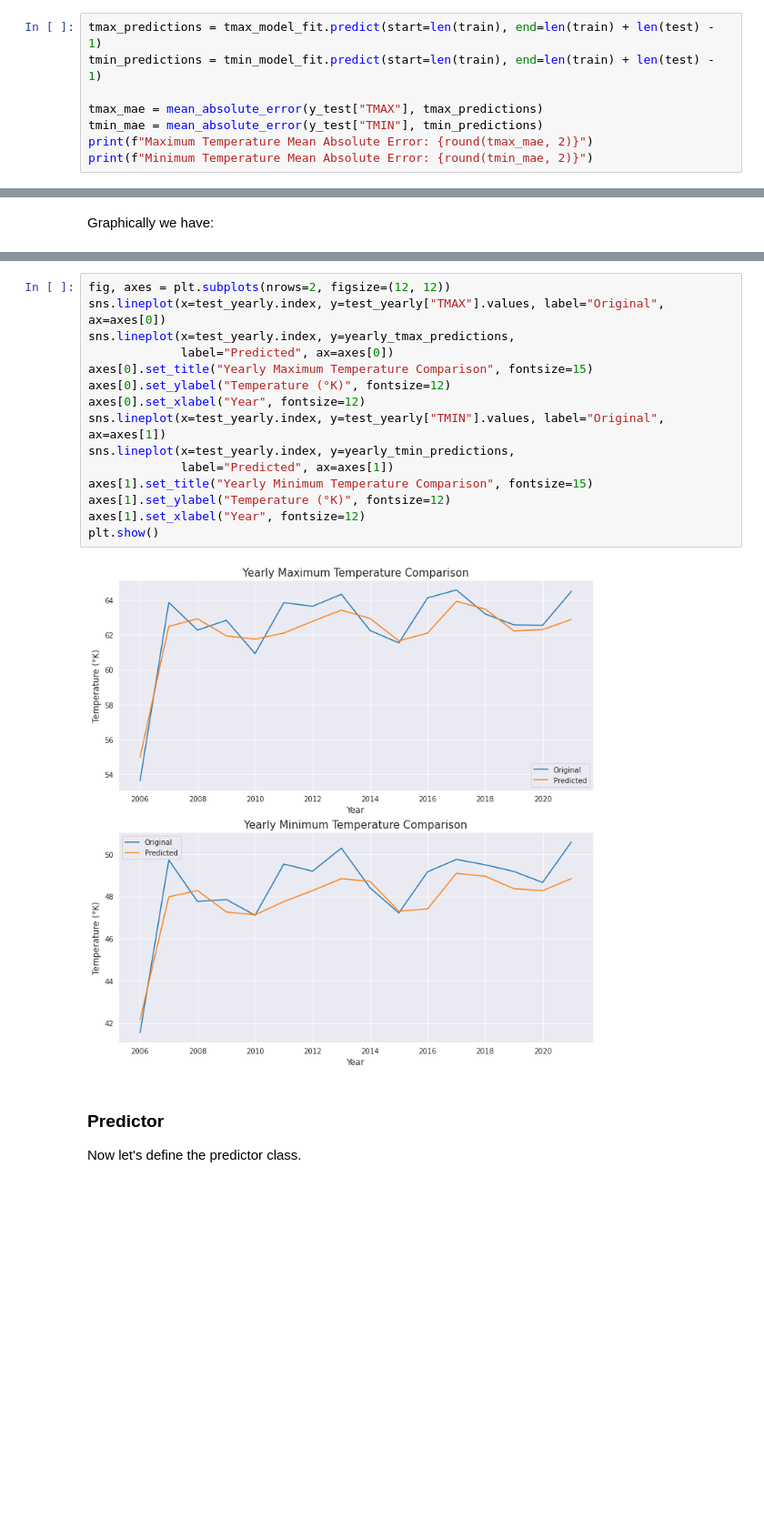
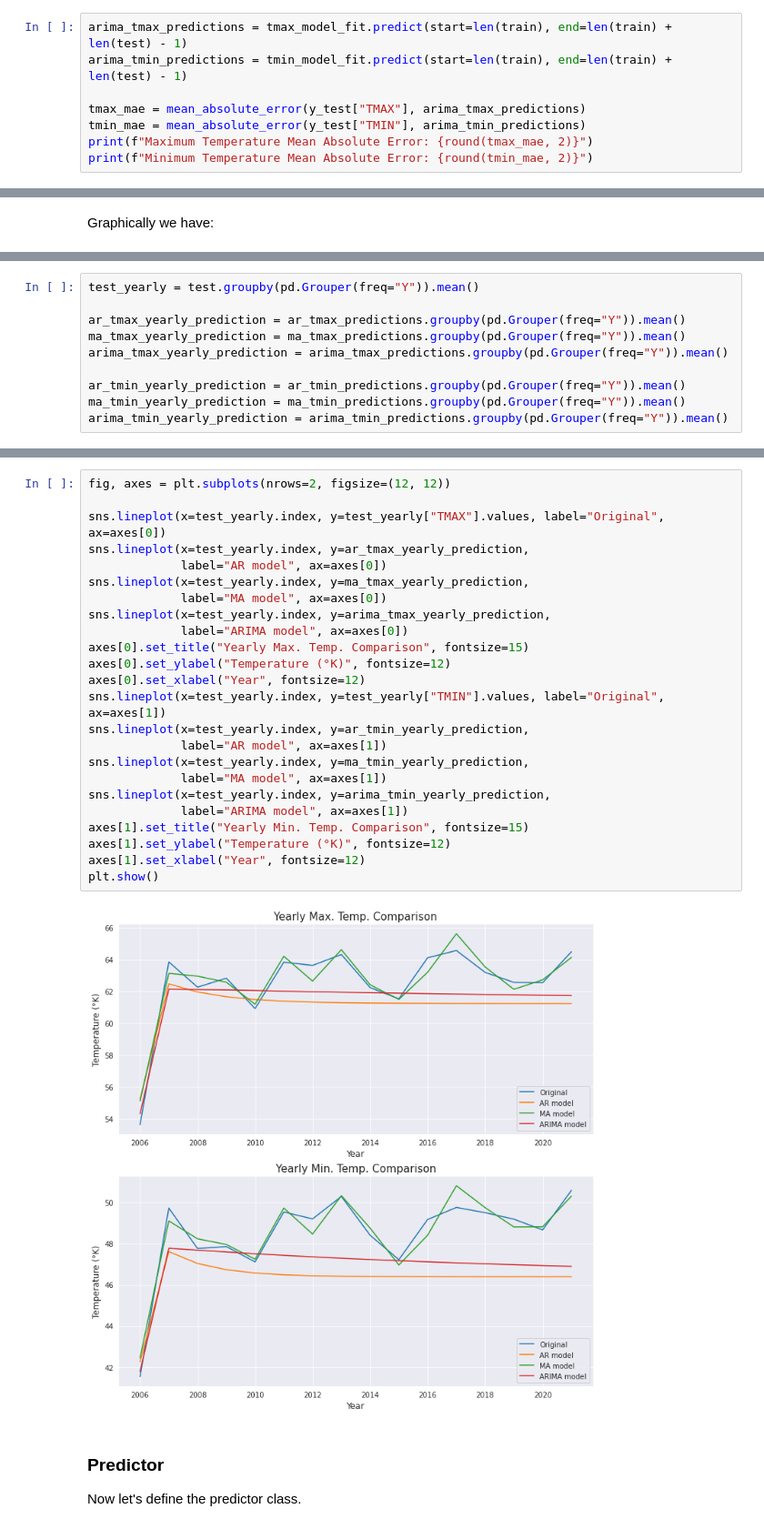
Before and after one commit to CrisLeaf/ny_is_burning, a Jupyter notebook: temperature_analysis.ipynb, the cells around one changed output, grey strips where cells are left out. Shown at 91% size. Drawn from its saved outputs; the diff is of its cells as text; blank space fills up the shorter version.

Commit message:
Updated yearly predictions using the MA model.

```diff
--- a/temperature_analysis.ipynb
+++ b/temperature_analysis.ipynb
@@ -454,11 +454,11 @@ tmin_model_fit = tmin_model.fit()
 # %% [markdown]
 The model has the following Mean Absolute Error on the Testing set.
 # %%
-tmax_predictions = tmax_model_fit.predict(start=len(train), end=len(train) + len(test) - 1)
-tmin_predictions = tmin_model_fit.predict(start=len(train), end=len(train) + len(test) - 1)
+arima_tmax_predictions = tmax_model_fit.predict(start=len(train), end=len(train) + len(test) - 1)
+arima_tmin_predictions = tmin_model_fit.predict(start=len(train), end=len(train) + len(test) - 1)
 
-tmax_mae = mean_absolute_error(y_test["TMAX"], tmax_predictions)
-tmin_mae = mean_absolute_error(y_test["TMIN"], tmin_predictions)
+tmax_mae = mean_absolute_error(y_test["TMAX"], arima_tmax_predictions)
+tmin_mae = mean_absolute_error(y_test["TMIN"], arima_tmin_predictions)
 print(f"Maximum Temperature Mean Absolute Error: {round(tmax_mae, 2)}")
 print(f"Minimum Temperature Mean Absolute Error: {round(tmin_mae, 2)}")
 # %% [output]
@@ -531,0 +492,10 @@ And the predictions looks like:
+# %%
+test_yearly = test.groupby(pd.Grouper(freq="Y")).mean()
+
+ar_tmax_yearly_prediction = ar_tmax_predictions.groupby(pd.Grouper(freq="Y")).mean()
+ma_tmax_yearly_prediction = ma_tmax_predictions.groupby(pd.Grouper(freq="Y")).mean()
+arima_tmax_yearly_prediction = arima_tmax_predictions.groupby(pd.Grouper(freq="Y")).mean()
+
+ar_tmin_yearly_prediction = ar_tmin_predictions.groupby(pd.Grouper(freq="Y")).mean()
+ma_tmin_yearly_prediction = ma_tmin_predictions.groupby(pd.Grouper(freq="Y")).mean()
+arima_tmin_yearly_prediction = arima_tmin_predictions.groupby(pd.Grouper(freq="Y")).mean()
@@ -532,20 +526,29 @@ And the predictions looks like:
 # %%
 fig, axes = plt.subplots(nrows=2, figsize=(12, 12))
+
 sns.lineplot(x=test_yearly.index, y=test_yearly["TMAX"].values, label="Original", ax=axes[0])
-sns.lineplot(x=test_yearly.index, y=yearly_tmax_predictions,
-			 label="Predicted", ax=axes[0])
-axes[0].set_title("Yearly Maximum Temperature Comparison", fontsize=15)
+sns.lineplot(x=test_yearly.index, y=ar_tmax_yearly_prediction,
+			 label="AR model", ax=axes[0])
+sns.lineplot(x=test_yearly.index, y=ma_tmax_yearly_prediction,
+			 label="MA model", ax=axes[0])
+sns.lineplot(x=test_yearly.index, y=arima_tmax_yearly_prediction,
+			 label="ARIMA model", ax=axes[0])
+axes[0].set_title("Yearly Max. Temp. Comparison", fontsize=15)
 axes[0].set_ylabel("Temperature (°K)", fontsize=12)
 axes[0].set_xlabel("Year", fontsize=12)
 sns.lineplot(x=test_yearly.index, y=test_yearly["TMIN"].values, label="Original", ax=axes[1])
-sns.lineplot(x=test_yearly.index, y=yearly_tmin_predictions,
-			 label="Predicted", ax=axes[1])
-axes[1].set_title("Yearly Minimum Temperature Comparison", fontsize=15)
+sns.lineplot(x=test_yearly.index, y=ar_tmin_yearly_prediction,
+			 label="AR model", ax=axes[1])
+sns.lineplot(x=test_yearly.index, y=ma_tmin_yearly_prediction,
+			 label="MA model", ax=axes[1])
+sns.lineplot(x=test_yearly.index, y=arima_tmin_yearly_prediction,
+			 label="ARIMA model", ax=axes[1])
+axes[1].set_title("Yearly Min. Temp. Comparison", fontsize=15)
 axes[1].set_ylabel("Temperature (°K)", fontsize=12)
 axes[1].set_xlabel("Year", fontsize=12)
 plt.show()
 # %% [output]
-[figure, old version]
+[figure, new version]
 # %% [markdown]
 ### Predictor
 Now let's define the predictor class.
```
Also changed, not shown: parts of 16 cells of this notebook.
